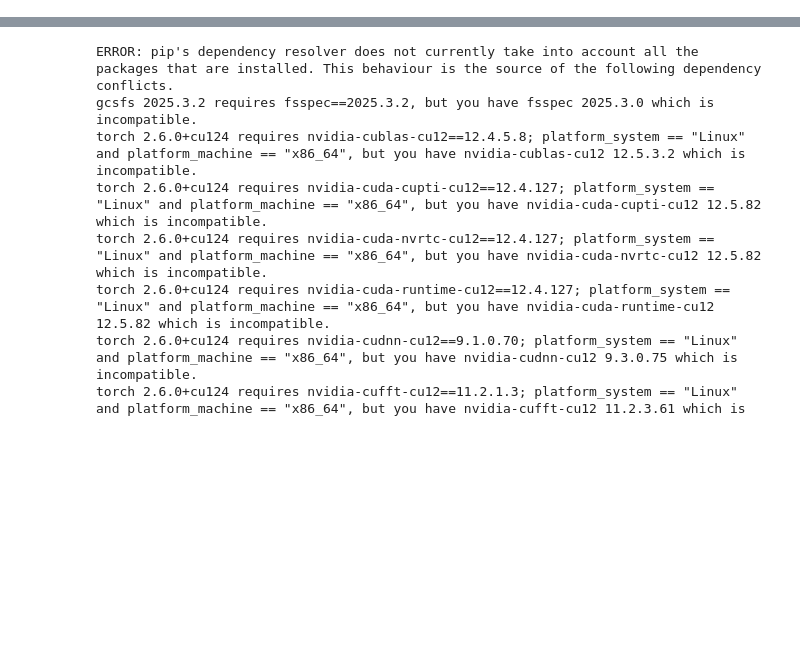
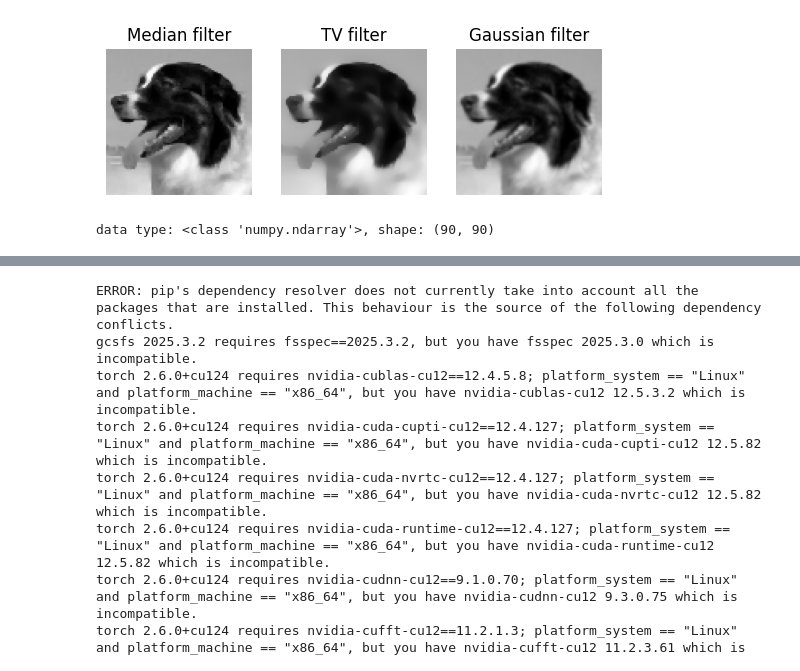
Before and after one commit to lmassaron/ml4dummies_3ed, a Jupyter notebook: ML4D3E_16_classifying_images.ipynb, the cells around one changed output, grey strips where cells are left out. Saved outputs shown, nothing was run; the diff lists cells and outputs as text; code cells hidden in the pictures; blank space fills up the shorter version.

```diff
--- a/ML4D3E_16_classifying_images.ipynb
+++ b/ML4D3E_16_classifying_images.ipynb
@@ -2,0 +15,29 @@
+# %%
+from skimage import filters, restoration, util
+from skimage.morphology import disk
+
+uint_image = util.img_as_ubyte(image)
+median_filter = filters.rank.median(uint_image,
+                                    disk(1))
+tv_filter = restoration.denoise_tv_chambolle(
+    image, weight=0.1)
+gaussian_filter = filters.gaussian(
+    image, sigma=0.7)
+
+fig = plt.figure()
+for k,(t,F) in enumerate((('Median filter',
+                           median_filter),
+              ('TV filter',tv_filter),
+              ('Gaussian filter', gaussian_filter))):
+    f=fig.add_subplot(1,3,k+1)
+    plt.axis('off')
+    f.set_title(t)
+    plt.imshow(F, cmap=cm.gray)
+plt.show()
+# %% [output]
+[figure, added]
+# %%
+print("data type: %s, shape: %s" %
+       (type(median_filter), median_filter.shape))
+# %% [output]
+data type: <class 'numpy.ndarray'>, shape: (90, 90)
```
Also changed, not shown: parts of 9 cells of this notebook.
